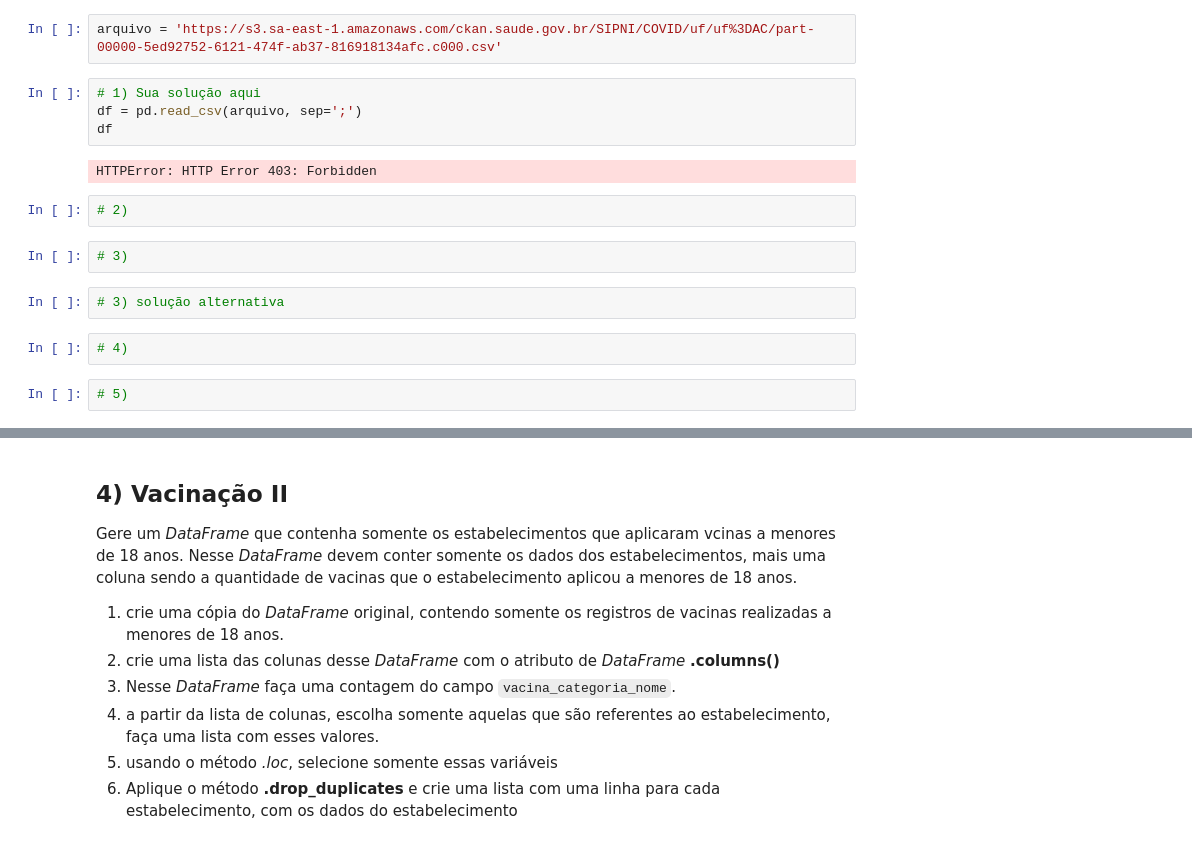
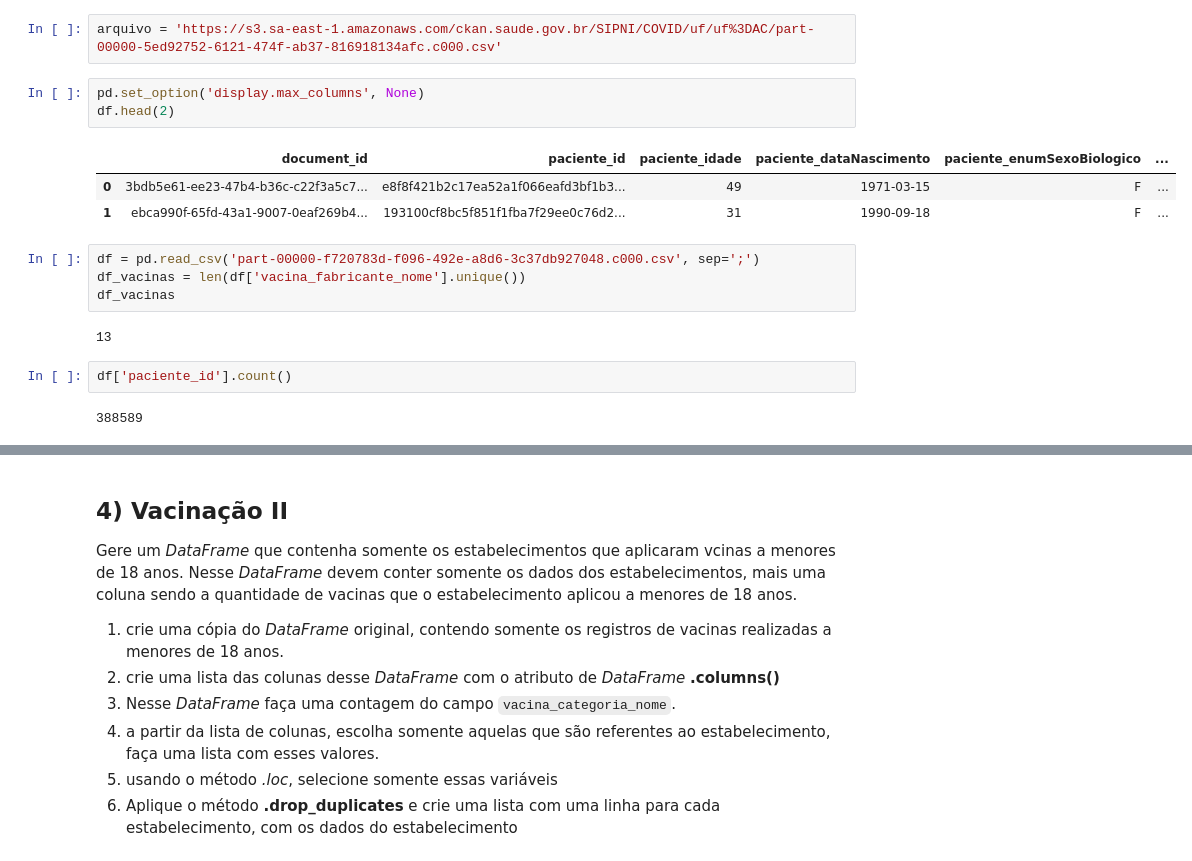
Before and after one commit to EnzoBentoMartins/Praticando_4, a Jupyter notebook: Mod04_Tarefa_aula_03_a_05_(base) (1).ipynb, the cells around one changed output, grey strips where cells are left out. Drawn from its saved outputs; the diff is of its cells as text.

````diff
--- a/Mod04_Tarefa_aula_03_a_05_(base) (1).ipynb
+++ b/Mod04_Tarefa_aula_03_a_05_(base) (1).ipynb
@@ -213,19 +213,20 @@ Vamos trabalhar agora com a base de vacinações no Acre. Para facilitar a sua v
 **OBS2:** Para saber qual é o seu working directory, rode no jupyter: ```!pwd```.
 # %%
 arquivo = 'https://s3.sa-east-1.amazonaws.com/ckan.saude.gov.br/SIPNI/COVID/uf/uf%3DAC/part-00000-5ed92752-6121-474f-ab37-816918134afc.c000.csv'
-# %%
-# 1) Sua solução aqui
-df = pd.read_csv(arquivo, sep=';')
-df
-# %% [output]
-HTTPError: HTTP Error 403: Forbidden
-# %%
-# 2)
-# %%
-# 3)
-# %%
-# 3) solução alternativa
-# %%
-# 4)
-# %%
-# 5)
+# %%
+pd.set_option('display.max_columns', None)
+df.head(2)
+# %% [output]
+|  | document_id | paciente_id | paciente_idade | paciente_dataNascimento | paciente_enumSexoBiologico | ... |
+| 0 | 3bdb5e61-ee23-47b4-b36c-c22f3a5c7... | e8f8f421b2c17ea52a1f066eafd3bf1b3... | 49 | 1971-03-15 | F | ... |
+| 1 | ebca990f-65fd-43a1-9007-0eaf269b4... | 193100cf8bc5f851f1fba7f29ee0c76d2... | 31 | 1990-09-18 | F | ... |
+# %%
+df = pd.read_csv('part-00000-f720783d-f096-492e-a8d6-3c37db927048.c000.csv', sep=';')
+df_vacinas = len(df['vacina_fabricante_nome'].unique())
+df_vacinas
+# %% [output]
+13
+# %%
+df['paciente_id'].count()
+# %% [output]
+388589
````
Also changed, not shown: parts of 12 cells of this notebook.
